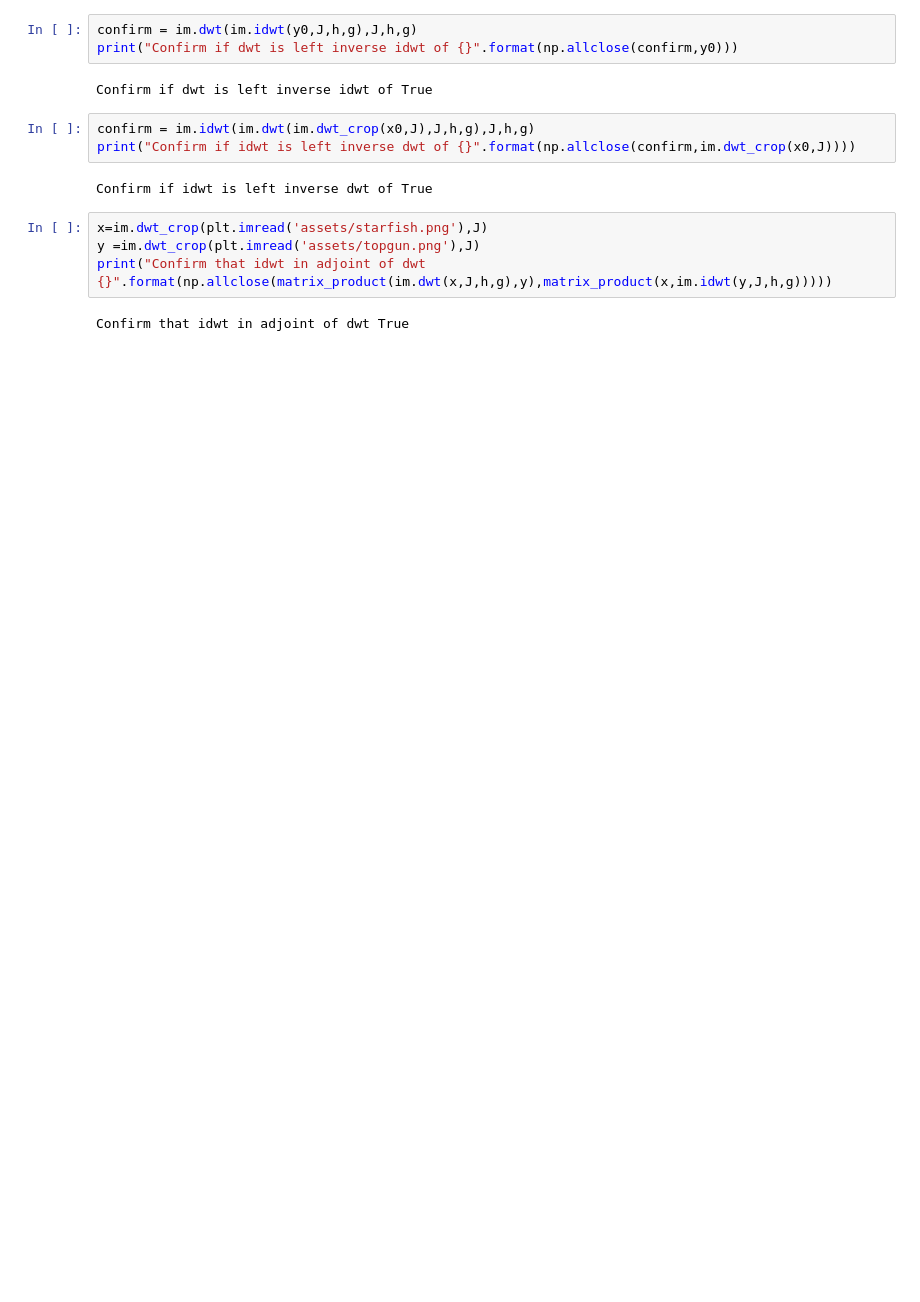
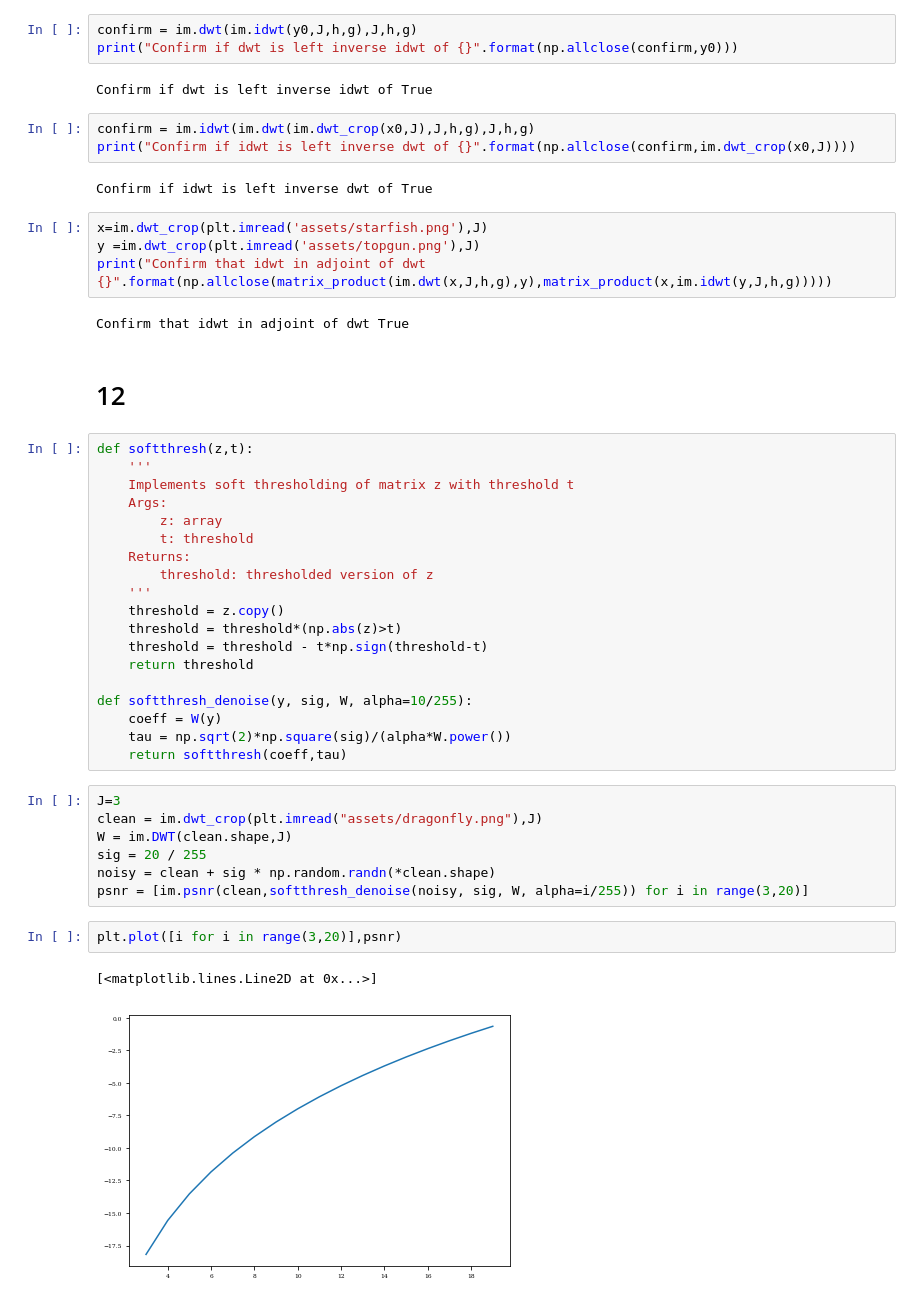
Before and after one commit to UnnikrishnanSivaprasad/ECE285IVR, a Jupyter notebook: Testing.ipynb, the cells around one changed output. Drawn from its saved outputs; the diff is of its cells as text; blank space fills up the shorter version.

```diff
--- a/Testing.ipynb
+++ b/Testing.ipynb
@@ -140,3 +143,36 @@ y =im.dwt_crop(plt.imread('assets/topgun.png'),J)
 print("Confirm that idwt in adjoint of dwt {}".format(np.allclose(matrix_product(im.dwt(x,J,h,g),y),matrix_product(x,im.idwt(y,J,h,g)))))
 # %% [output]
 Confirm that idwt in adjoint of dwt True
+# %% [markdown]
+# 12
+# %%
+def softthresh(z,t):
+    '''
+    Implements soft thresholding of matrix z with threshold t
+    Args:
+        z: array
+        t: threshold
+    Returns:
+        threshold: thresholded version of z
+    '''
+    threshold = z.copy()
+    threshold = threshold*(np.abs(z)>t)
+    threshold = threshold - t*np.sign(threshold-t)
+    return threshold
+
+def softthresh_denoise(y, sig, W, alpha=10/255):
+    coeff = W(y)
+    tau = np.sqrt(2)*np.square(sig)/(alpha*W.power())
+    return softthresh(coeff,tau)
+# %%
+J=3
+clean = im.dwt_crop(plt.imread("assets/dragonfly.png"),J)
+W = im.DWT(clean.shape,J)
+sig = 20 / 255
+noisy = clean + sig * np.random.randn(*clean.shape)
+psnr = [im.psnr(clean,softthresh_denoise(noisy, sig, W, alpha=i/255)) for i in range(3,20)]
+# %%
+plt.plot([i for i in range(3,20)],psnr)
+# %% [output]
+[<matplotlib.lines.Line2D at 0x...>]
+[figure, added]
```
Also changed, not shown: parts of 2 cells of this notebook, 1 other file.
